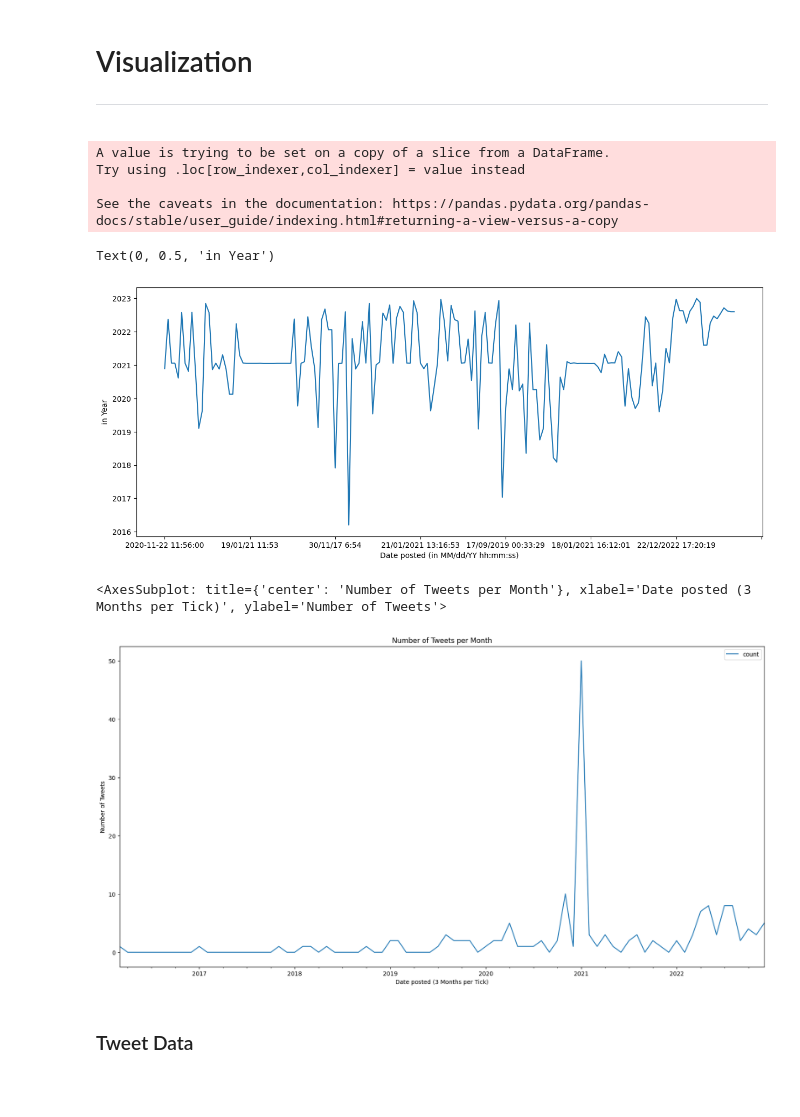
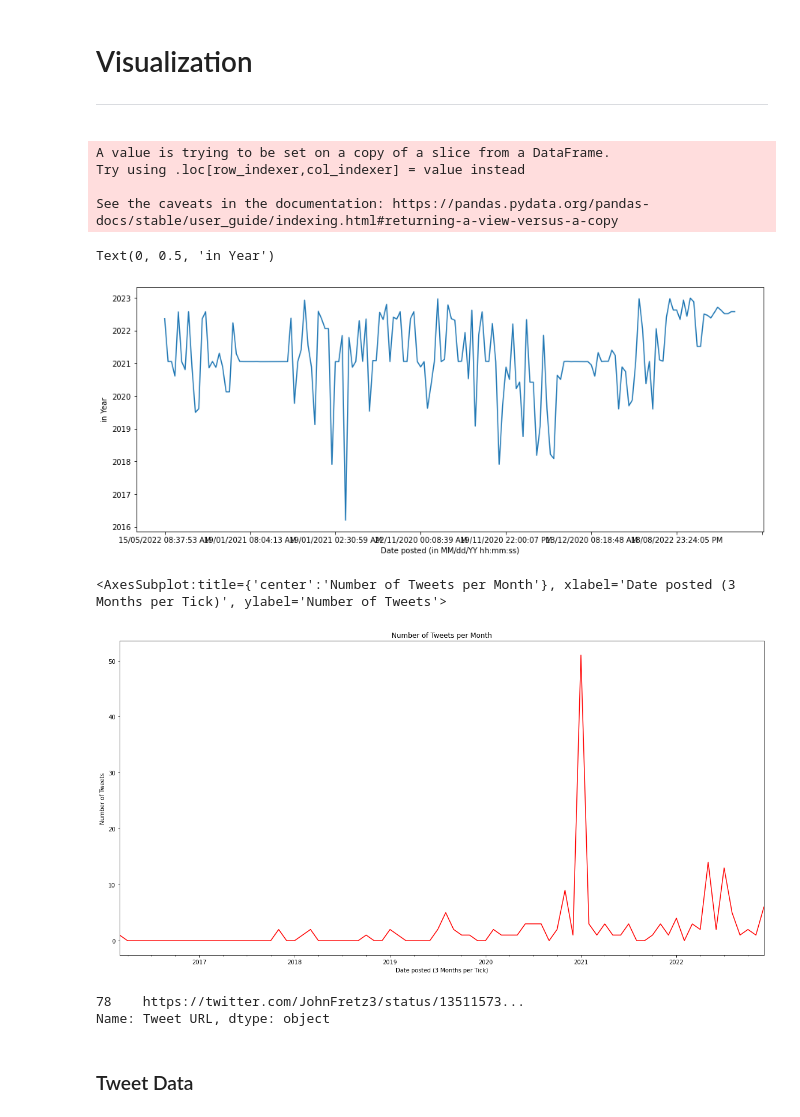
Before and after one commit to ShiroeLH/CS-132-PH-Twitter-Mis-Disinformation-Analysis, a Jupyter notebook: analysis/analysis.ipynb, the cells around one changed output. Drawn from its saved outputs; the diff is of its cells as text; code cells hidden in the pictures; blank space fills up the shorter version.

```diff
--- a/analysis/analysis.ipynb
+++ b/analysis/analysis.ipynb
@@ -349,7 +348,8 @@ The most common content type is `UNPROVEN` followed by `MISLEADING` then `NEEDS
 # %% [markdown]
 ### Dates
 # %%
-df_clean["Date posted"] = pd.to_datetime(df_clean["Date posted"])
+df_clean["Date posted"] = pd.to_datetime(df_clean["Date posted"],format="%d/%m/%Y %H:%M:%S %p")
+
 df_clean["Date posted"]
 # %% [output]
 A value is trying to be set on a copy of a slice from a DataFrame.
@@ -745,20 +745,29 @@ Try using .loc[row_indexer,col_indexer] = value instead
 
 See the caveats in the documentation: https://pandas.pydata.org/pandas-docs/stable/user_guide/indexing.html#returning-a-view-versus-a-copy
 Text(0, 0.5, 'in Year')
-[figure, old version]
+[figure, new version]
 # %%
 df_date_count = pd.DataFrame({"Date posted": df_date_freq["Date posted"], "count":df_date_freq["ID"]})
 df_time = df_date_count.groupby(pd.Grouper(key="Date posted", freq="1M")).count()
-df_time_plot = df_time.plot(figsize=(20, 10))
+df_time_plot = df_time.plot(figsize=(20, 10), color="red")
 
 df_time_plot.set_xlabel("Date posted (3 Months per Tick)")
 df_time_plot.set_ylabel("Number of Tweets")
 df_time_plot.set_title("Number of Tweets per Month")
-
+df_time_plot.get_legend().remove()
 df_time_plot
 # %% [output]
-<AxesSubplot: title={'center': 'Number of Tweets per Month'}, xlabel='Date posted (3 Months per Tick)', ylabel='Number of Tweets'>
+<AxesSubplot:title={'center':'Number of Tweets per Month'}, xlabel='Date posted (3 Months per Tick)', ylabel='Number of Tweets'>
-[figure, old version]
+[figure, new version]
+# %%
+df
+start_date = "2020-04-01"
+end_date = "2020-04-30"
+mask = (df_clean['Date posted'] > start_date) & (df_clean['Date posted'] <= end_date)
+df_clean.loc[mask]['Tweet URL']
+# %% [output]
+78    https://twitter.com/JohnFretz3/status/13511573...
+Name: Tweet URL, dtype: object
 # %%
 # df_time = df_clean.copy()
 # df_time = df_time.drop(["Followers","Following","Length", "Group", "Account type", "Bio emojis", "Bio emojis (text)", "Tweet emojis", "Tweet emojis (text)"], axis=1).groupby(pd.Grouper(key="Date posted", freq="1Y")).mean()
```
Also changed, not shown: parts of 39 cells of this notebook, 10 other files.
